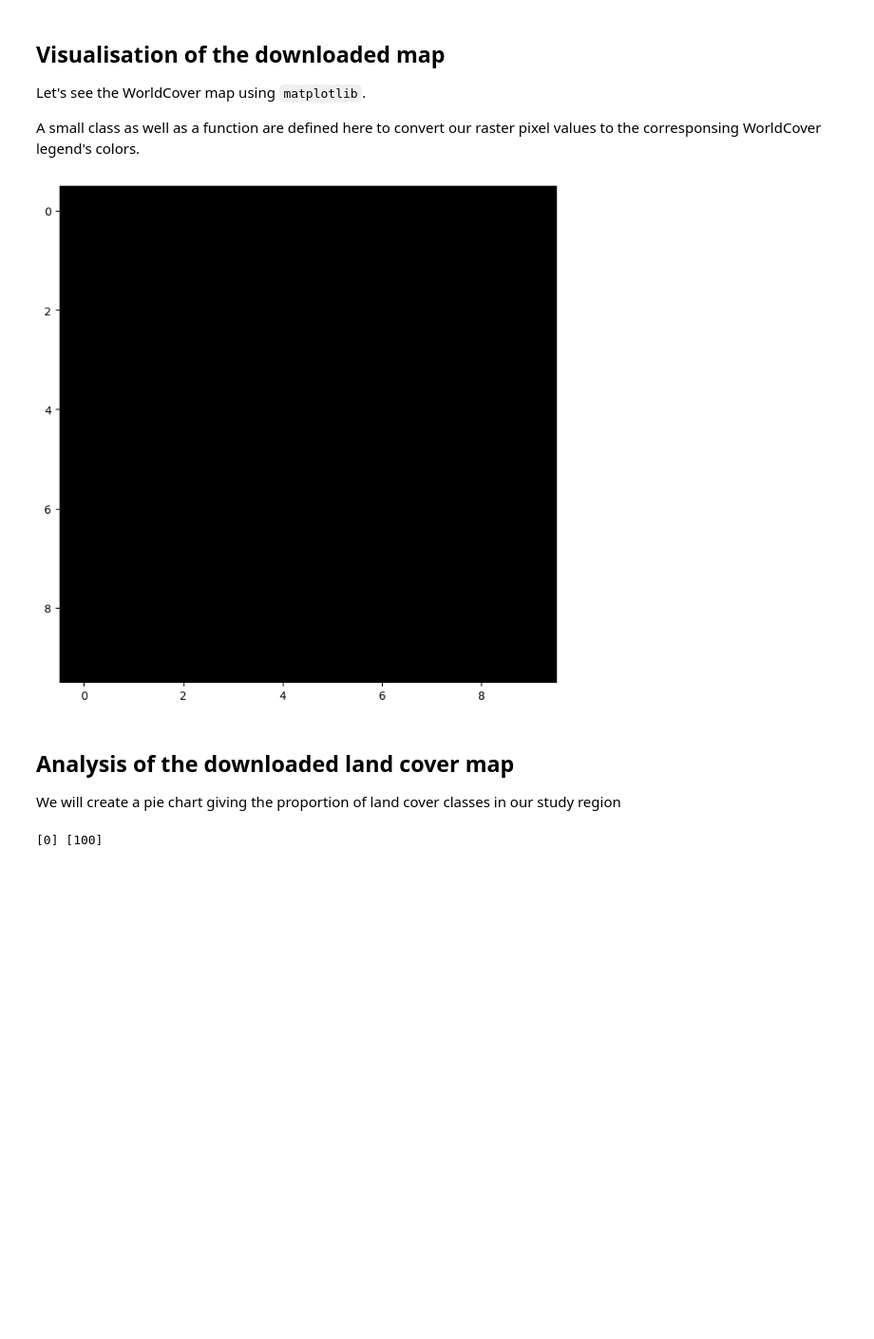
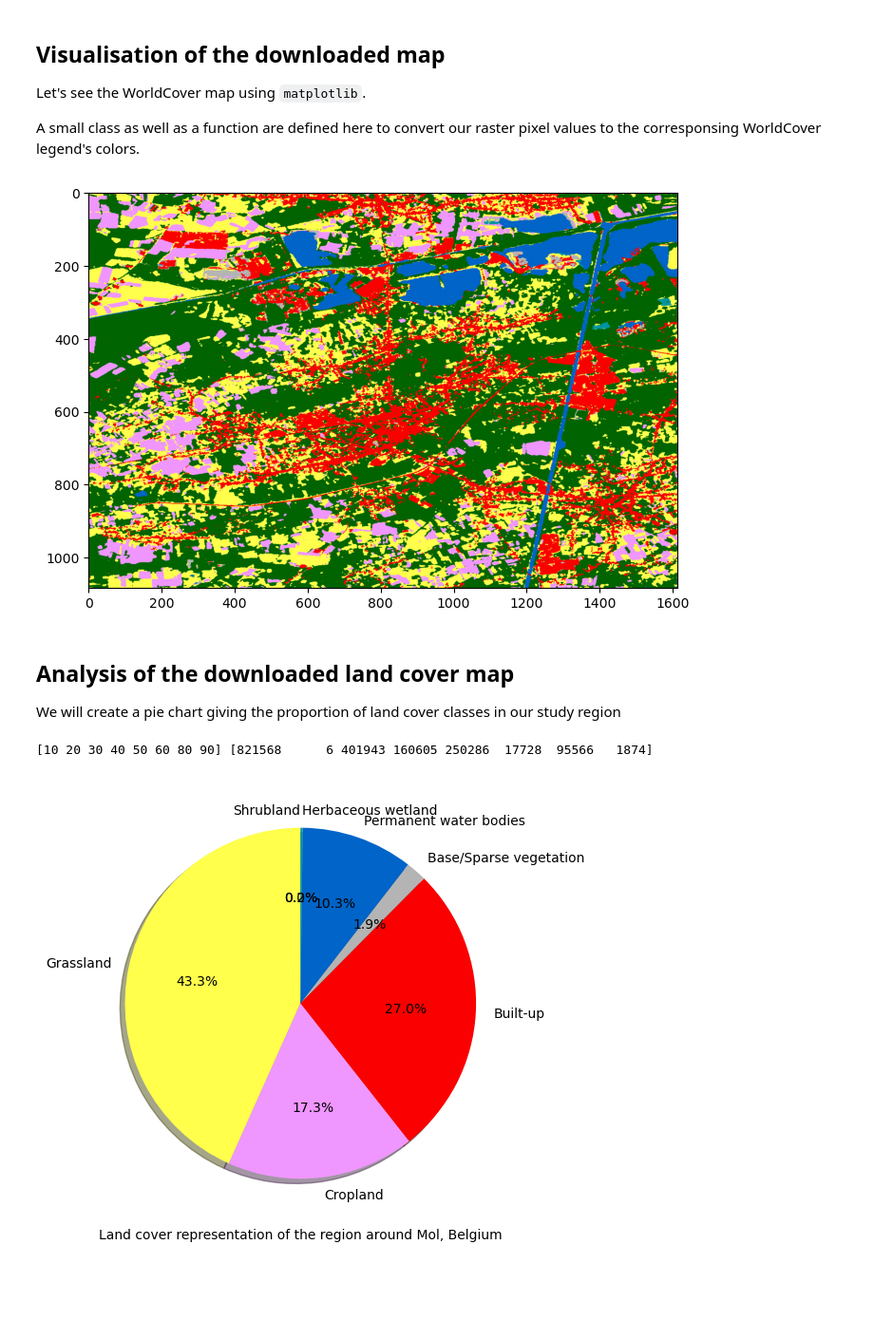
Before and after one commit to ESA-WorldCover/esa-worldcover-datasets, a Jupyter notebook: notebooks/access_worldcover_products.ipynb, the cells around one changed output. Shown: that part at 95% size. Drawn from its saved outputs; the diff is of its cells as text; code cells hidden in the pictures; blank space fills up the shorter version.

Commit message:
Implemented windowed read and performed clean run of the notebook

```diff
--- a/notebooks/access_worldcover_products.ipynb
+++ b/notebooks/access_worldcover_products.ipynb
@@ -93,9 +86,8 @@ import os
 os.environ['AWS_NO_SIGN_REQUEST'] = 'YES'
 
 with rasterio.open(item_asset.href, 'r') as src:
-    # Create a reading window from our BBOX (the spatial resolution of the WorldCover products is 10px/m)
-    transform = rasterio.transform.from_bounds(*BBOX, width=src.transform[0], height=src.transform[4])
-    reading_window = rasterio.windows.from_bounds(*BBOX, transform)
+    # Create a reading window from our BBOX
+    reading_window = rasterio.windows.from_bounds(*BBOX, transform=src.transform)
 
     # Read the raster data
     raster_data = src.read(1, window=reading_window)
@@ -201,34 +200,37 @@ lc_types = {
     100: 'Moss and Lichen'
 }
 # %%
+import matplotlib.pyplot as plt
+
+
 rgb_data = label_to_rgb(raster_data)
 fig, ax = plt.subplots(figsize=(8, 8))
 ax.imshow(rgb_data)
 fig.show()
 # %% [output]
-[figure, old version]
+[figure, new version]
 # %% [markdown]
 ## Analysis of the downloaded land cover map
 
 We will create a pie chart giving the proportion of land cover classes in our study region
 # %%
-import matplotlib.pyplot as plt
-import numpy as np
-
 # Count the number of occurences (in pixels) for each class of the WorldCover product.
 values, occurences = np.unique(raster_data, return_counts=True)
 print(values, occurences)
 
 # Show a pie chart representing the percentage of present in the
 lc_labels = list(map(lambda val: lc_types[val], values))
 
 fig, ax = plt.subplots(figsize=(6, 6))
 
+# Get the colors for the PIE chart
+values_colors = label_to_rgb(values.reshape(-1, 1)).squeeze()
 
-
-ax.pie(occurences[1:],labels=lc_labels[1:], autopct='%1.1f%%',
+# We only take the values,counters,colors element from the 2nd element, as the 1st element represent NaN values
+ax.pie(occurences[1:],labels=lc_labels[1:], colors=values_colors[1:], autopct='%1.1f%%',
         shadow=True, startangle=90)
+ax.set_xlabel('Land cover representation of the region around Mol, Belgium')
 fig.show()
 # %% [output]
-[0] [100]
+[10 20 30 40 50 60 80 90] [821568      6 401943 160605 250286  17728  95566   1874]
-[figure, old version]
+[figure, new version]
```
Also changed, not shown: parts of 5 cells of this notebook.
